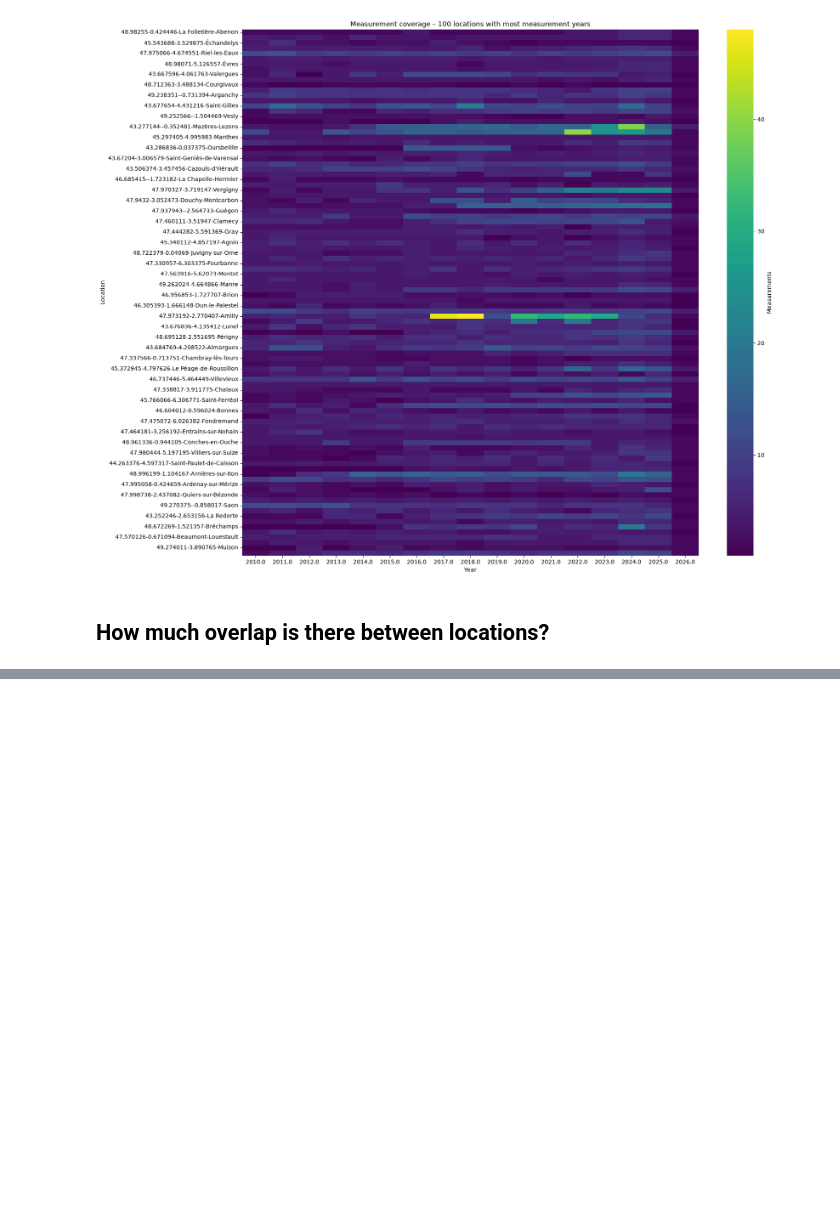
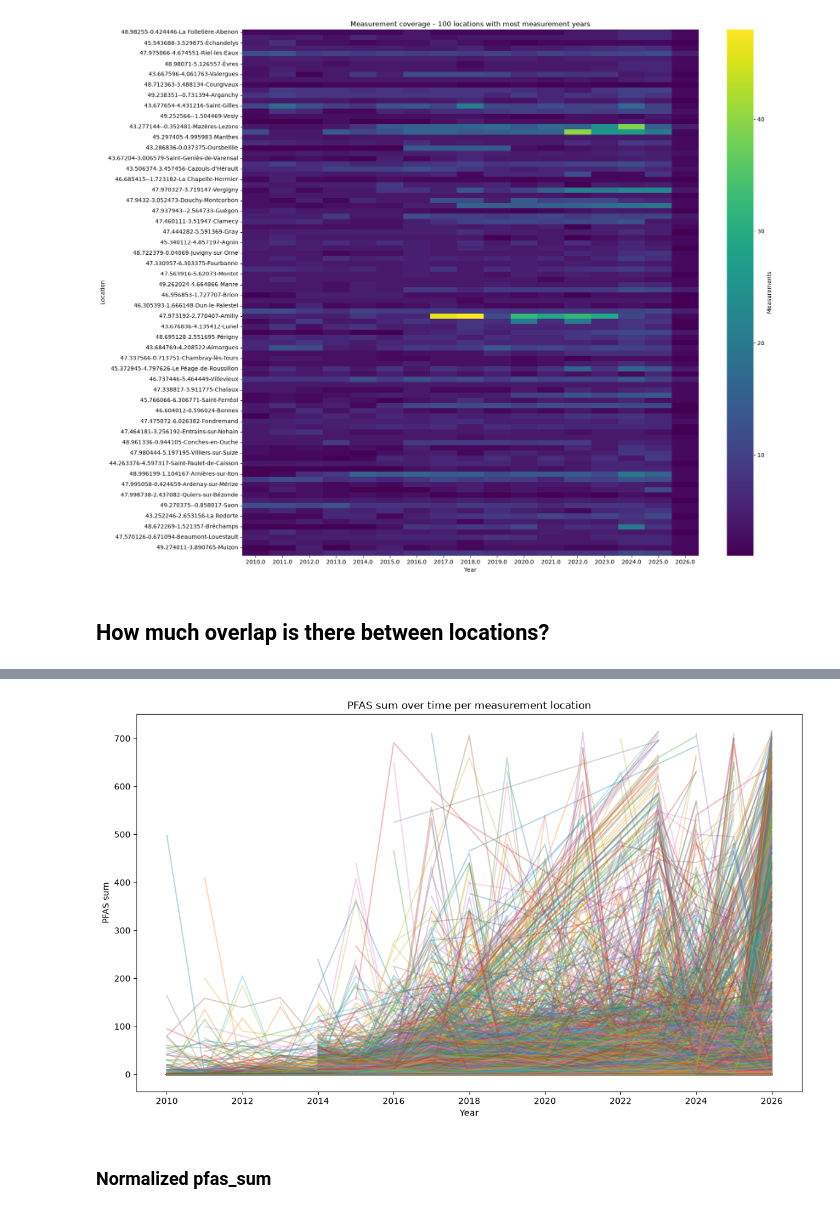
Before and after one commit to D4rkMindz/pfas-trace, a Jupyter notebook: notebooks/preprocessing/data-exploration/temporal_analysis.ipynb, the cells around one changed output, grey strips where cells are left out. Saved outputs shown, nothing was run; the diff lists cells and outputs as text; code cells hidden in the pictures; blank space fills up the shorter version.

```diff
--- a/notebooks/preprocessing/data-exploration/temporal_analysis.ipynb
+++ b/notebooks/preprocessing/data-exploration/temporal_analysis.ipynb
@@ -279,0 +400,11 @@ plt.show()
+# %%
+#cut off the upper quartile
+plot_data = pfas_location_year[
+    pfas_location_year["pfas_sum"] <= pfas_location_year["pfas_sum"].quantile(0.99)
+]
+
+plot_pfas_location_year(plot_data)
+# %% [output]
+[figure, added]
+# %% [markdown]
+### Normalized pfas_sum
```
Also changed, not shown: parts of 19 cells of this notebook.
